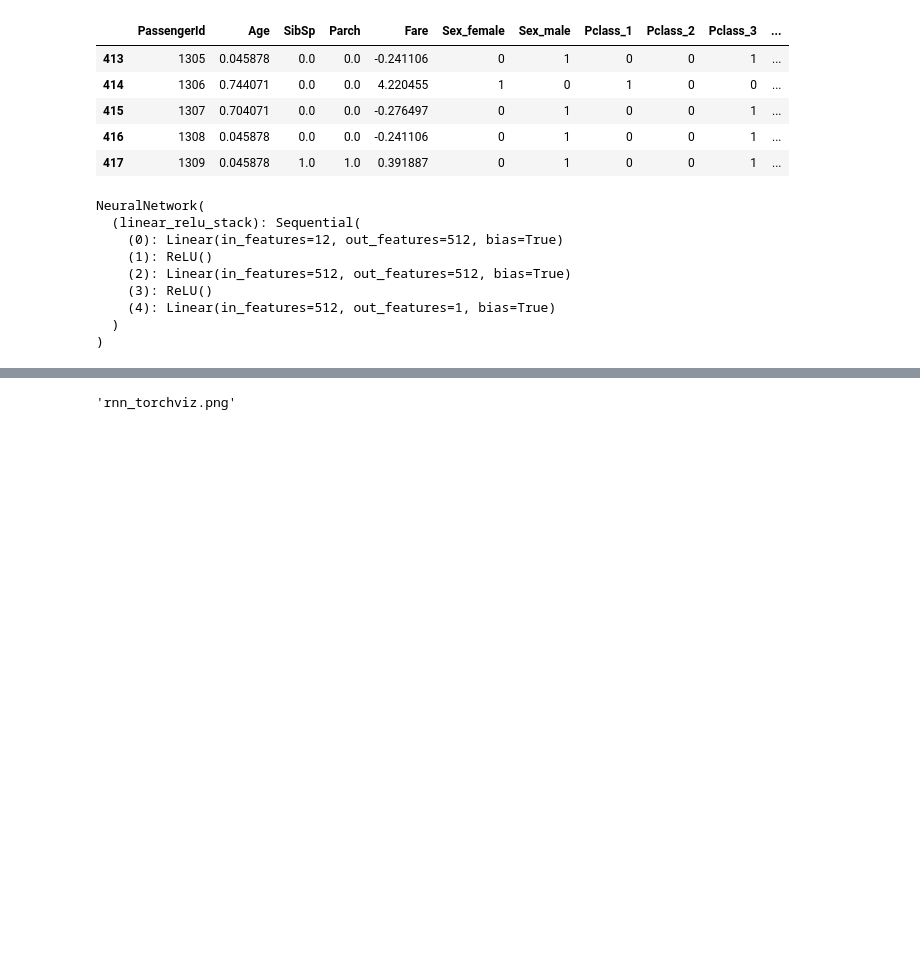
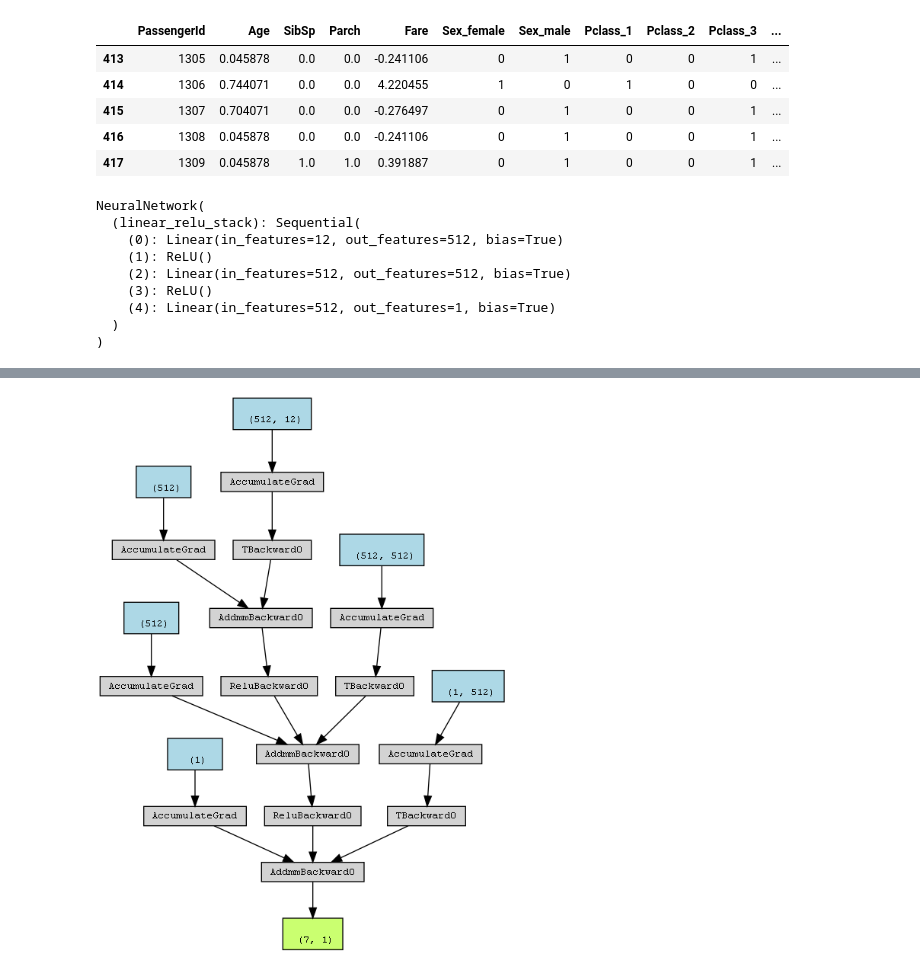
Before and after one commit to cbdonohue/titanic, a Jupyter notebook: titanic.ipynb, the cells around one changed output, grey strips where cells are left out. Saved outputs shown, nothing was run; the diff lists cells and outputs as text; code cells hidden in the pictures; blank space fills up the shorter version.

```diff
--- a/titanic.ipynb
+++ b/titanic.ipynb
@@ -323,5 +324,6 @@ result['Survived'] = np.where(result['Survived'] < .5, 0, 1)
 result.to_csv('submission.csv')
 # %%
 make_dot(yhat, params=dict(list(model.named_parameters()))).render("rnn_torchviz", format="png")
+Image(filename='rnn_torchviz.png')
 # %% [output]
-'rnn_torchviz.png'
+[figure, added]
```
Also changed, not shown: parts of 4 cells of this notebook.
